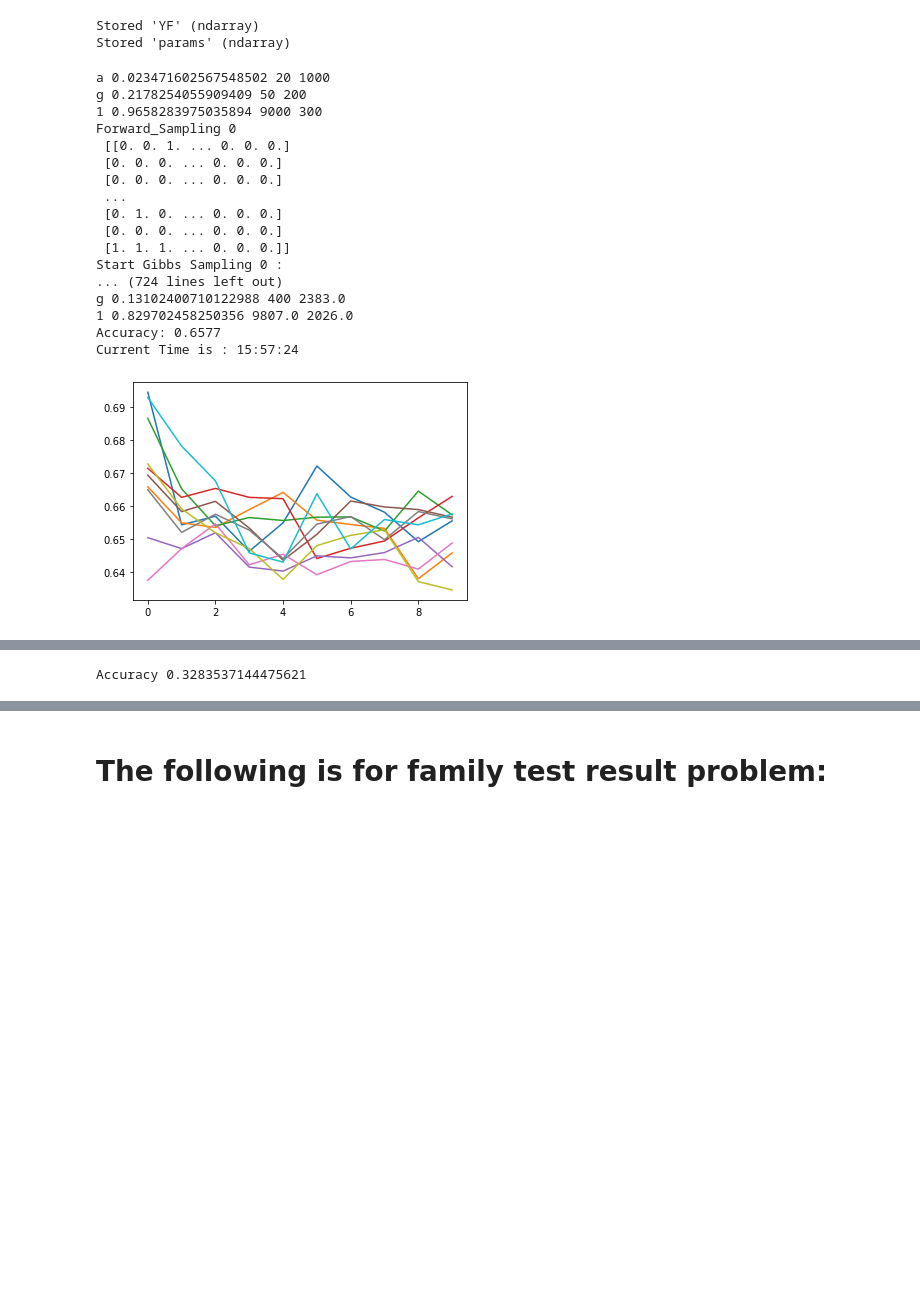
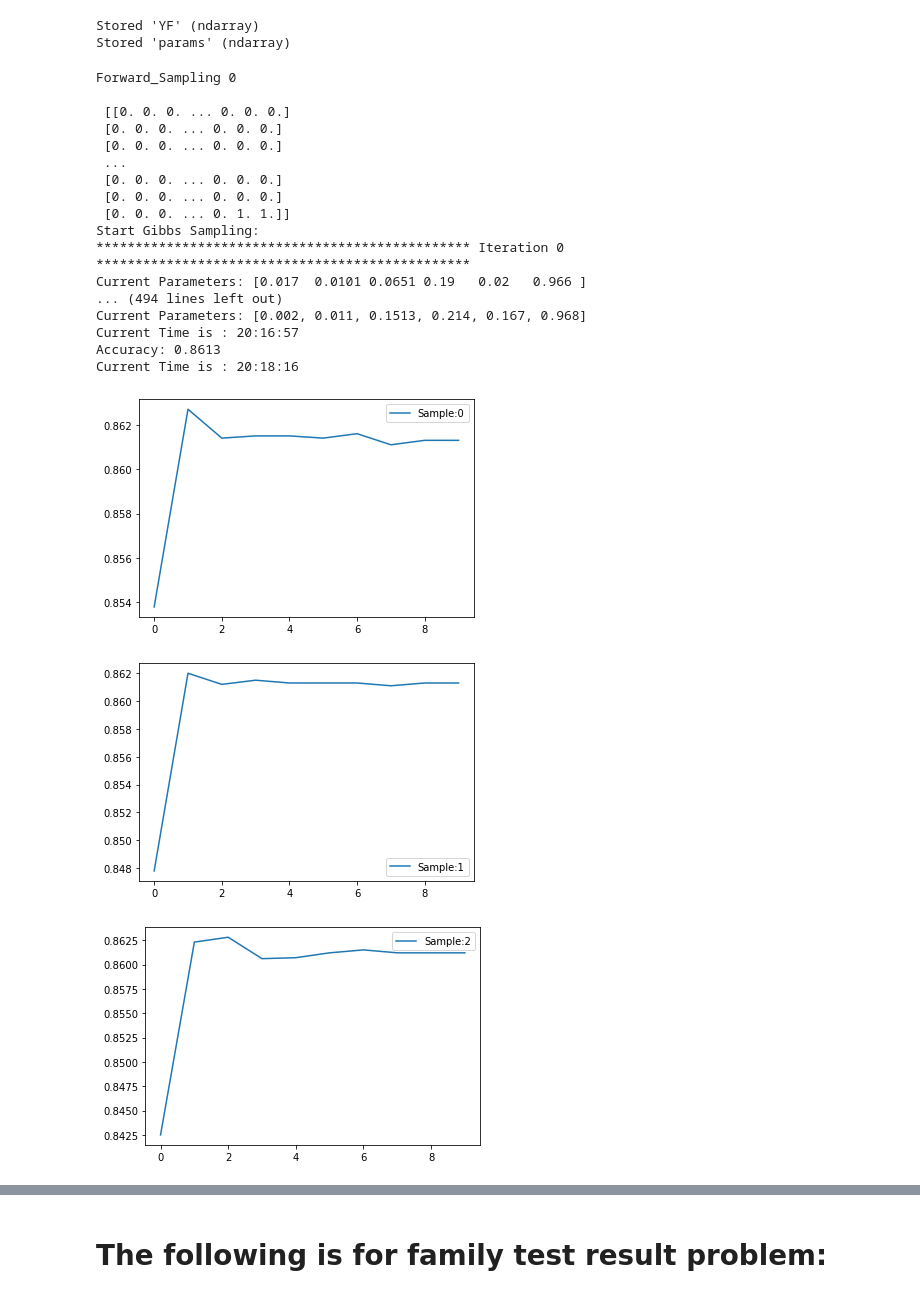
Before and after one commit to zhrprjct/zahra, a Jupyter notebook: Gibbs_Covid_Project_For_Family_Test_Results.ipynb, the cells around one changed output, grey strips where cells are left out. Saved outputs shown, nothing was run; the diff lists cells and outputs as text; code cells hidden in the pictures; blank space fills up the shorter version.

Commit message:
test and train and accuracy to calculate

```diff
--- a/Gibbs_Covid_Project_For_Family_Test_Results.ipynb
+++ b/Gibbs_Covid_Project_For_Family_Test_Results.ipynb
@@ -28,8 +45,8 @@ def CNbr(G,X,n,T):
 # Function to obtain the very initial sample of X, using forwad sampling:
 def Forward_Sampling(T,n,G,F,param):
     alpha_=param[0]
-    bata_=param[1]
-    bataf=param[2]
+    beta_=param[1]
+    betaf=param[2]
     gama_=param[3]
     p0=P
     p1=1-P
@@ -76,12 +76,12 @@ def Sample_hidden_state(X,G,F,unique_rows,Y,param,t):
 
     alpha_=param[0]
     beta_=param[1]
-    bataf=param[2]
+    betaf=param[2]
     gama_=param[3]
     theta_0_=param[4]
-    thata_1_=param[5]
+    theta_1_=param[5]
 
-    for i in range(1):
+    for i in range(n):
         p_0,p_1=0,0
         if t==0:
             p_0,p_1=P,1-P
@@ -172,11 +172,11 @@ def Calculate_X(Z,K,T,X,G,F1,Y,param):
 def Params(R,G,F,X,n,T,Y,param):
 
     alpha_=param[0]
-    bata_=param[1]
-    bataf=param[2]
+    beta_=param[1]
+    betaf=param[2]
     gama_=param[3]
     theta_0_=param[4]
-    thata_1_=param[5]
+    theta_1_=param[5]
 
     TP=np.sum(np.multiply(unique_rows.dot(X),YF))
     FP=np.count_nonzero(unique_rows.dot(X)-YF==-1)
@@ -362,7 +366,7 @@ array([0.018 , 0.0056, 0.098 , 0.189 , 0.013 , 0.969 ])
 # %%
 # Generate synthetic data,G ,Y:
-n,T,y=5,3,2
-number_families=2
+n,T,y=100,100,5
+number_families=33
 synthetic_data=Synthetic_Data(n,T,y,params,number_families)
 G,YF,X,Family =synthetic_data[0],synthetic_data[1],synthetic_data[2],synthetic_data[3]
 # %%
@@ -424,52 +423,62 @@ for i in range(n):
                 R[i,t]=2
 # %%
 # Main code to run entire Gibbs algorithm U times:
+Zflat = np.hstack(Z)
+XX=[]
 for j in range(J):
     params=initialize_parameters(a_alpha,b_alpha,a_beta,b_beta,a_betaf,b_betaf,a_gama,b_gama,a_teta0,b_teta0,a_teta1,b_teta1)
+    #params=np.array([0.019 , 0.0118, 0.0841, 0.173 , 0.014 , 0.97  ])
     X=Forward_Sampling(T,n,G,F,params)
-    print("Forward_Sampling",j,"\n",X)
-    print("Start Gibbs Sampling:\n")
+    #X=Z
+    print("Forward_Sampling",j,"\n","\n",X)
+    print("Start Gibbs Sampling:")
     mylist=[]
     accuracy=[]
     for i in range(U):
         print("************************************************ Iteration",i,"************************************************")
         print("Current Parameters:",params)
+        now = datetime.now()
+        current_time = now.strftime("%H:%M:%S")
+        print("Current Time is :", current_time)
         X=Calculate_X(Z,K,T,X,G,F,Y,params)
         prm=Params(R,G,F,X,n,T,Y,params)
         params=prm[0]
         R=prm[1]
-        Zflat = np.hstack(Z)
         Xflat = np.hstack(X)
     #result = 1 - spatial.distance.cosine(Zflat, Xflat)
         result=accuracy_score(Xflat, Zflat,normalize=True)
         print("Accuracy:",result)
         accuracy.append(result)
+    XX.append(X)
     myList = list(range(U))
     iteration=np.array(myList)
     Accuracy=np.array(accuracy)
-    label="Iteration:"+str(1)
+    label="Sample:"+str(j)
+    plt.figure()
     plt.plot(iteration,Accuracy,label=label )
     plt.legend()
-    winsound.Beep(freq, duration)
     now = datetime.now()
     current_time = now.strftime("%H:%M:%S")
     print("Current Time is :", current_time)
+winsound.Beep(freq, duration)
 # %% [output]
-a 0.023471602567548502 20 1000
-g 0.2178254055909409 50 200
-1 0.9658283975035894 9000 300
 Forward_Sampling 0
- [[0. 0. 1. ... 0. 0. 0.]
+
+ [[0. 0. 0. ... 0. 0. 0.]
  [0. 0. 0. ... 0. 0. 0.]
  [0. 0. 0. ... 0. 0. 0.]
  ...
- [0. 1. 0. ... 0. 0. 0.]
  [0. 0. 0. ... 0. 0. 0.]
- [1. 1. 1. ... 0. 0. 0.]]
-Start Gibbs Sampling 0 :
-... (724 lines left out)
-g 0.13102400710122988 400 2383.0
-1 0.829702458250356 9807.0 2026.0
-Accuracy: 0.6577
-Current Time is : 15:57:24
+ [0. 0. 0. ... 0. 0. 0.]
+ [0. 0. 0. ... 0. 1. 1.]]
+Start Gibbs Sampling:
+************************************************ Iteration 0 ************************************************
+Current Parameters: [0.017  0.0101 0.0651 0.19   0.02   0.966 ]
+... (494 lines left out)
+Current Parameters: [0.002, 0.011, 0.1513, 0.214, 0.167, 0.968]
+Current Time is : 20:16:57
+Accuracy: 0.8613
+Current Time is : 20:18:16
-[figure, old version]
+[figure, new version]
+[figure, added]
+[figure, added]
@@ -495,10 +511,8 @@ YF_=estimate_Y(F,X,params)
 # %%
 %store -r YF
 # %%
-Zflat = np.hstack(YF_)
+Zflat = np.hstack(YF_noisey)
 Xflat = np.hstack(YF)
 result = 1 - spatial.distance.cosine(Zflat, Xflat)
 print("Accuracy",result)
-# %% [output]
-Accuracy 0.3283537144475621
 # %%
```
Also changed, not shown: parts of 16 cells of this notebook, 3 other files.
